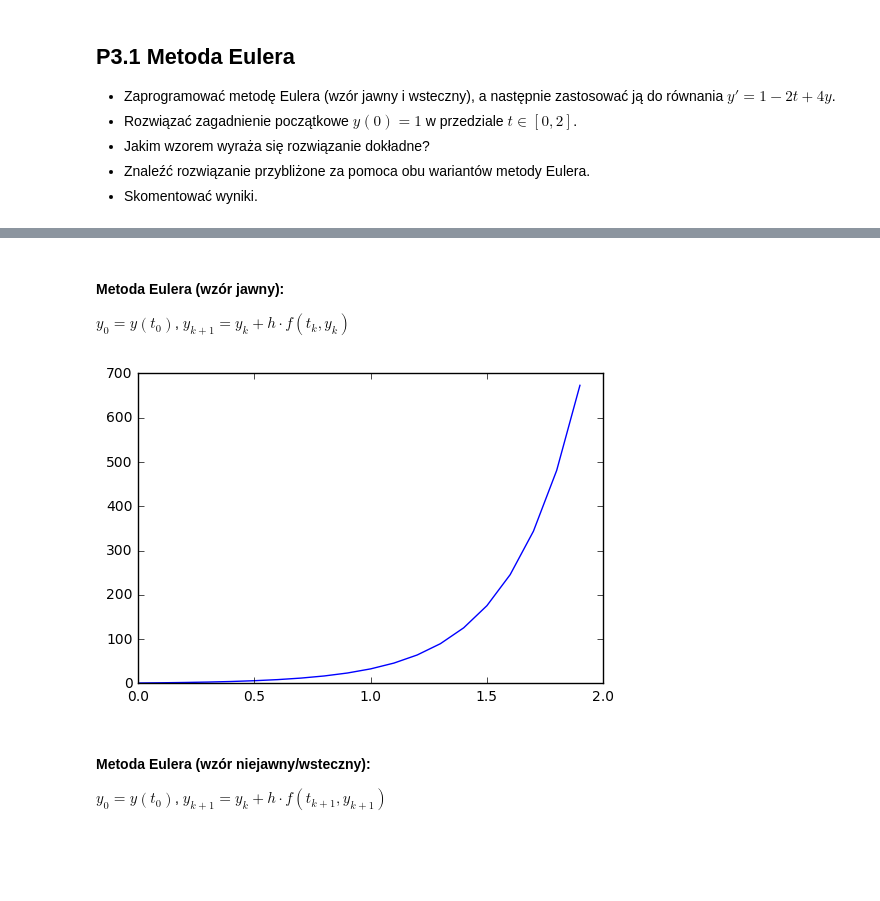
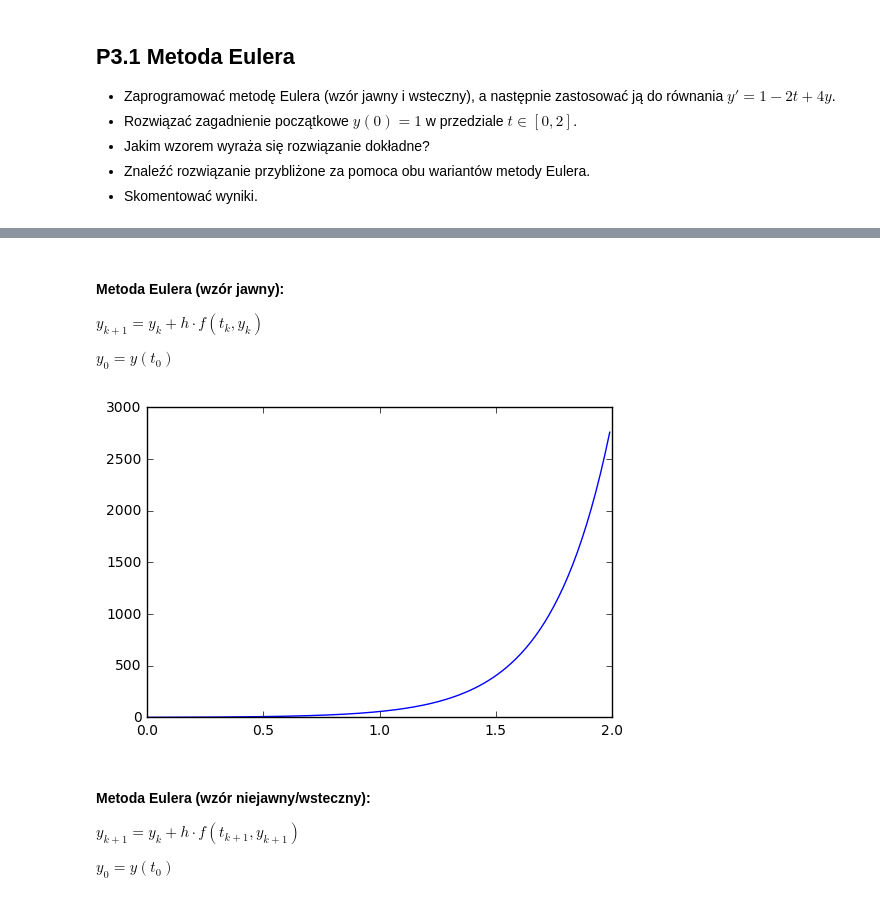
Before and after one commit to rossinek/MZP, a Jupyter notebook: lab1/P3_1 Euler.ipynb, the cells around one changed output, grey strips where cells are left out. Cells and saved outputs as stored; diff of their text form; code cells hidden in the pictures; blank space fills up the shorter version.

```diff
--- a/lab1/P3_1 Euler.ipynb
+++ b/lab1/P3_1 Euler.ipynb
@@ -6,3 +6,15 @@
 - Jakim wzorem wyraża się rozwiązanie dokładne?
 - Znaleźć rozwiązanie przybliżone za pomoca obu wariantów metody Eulera.
 - Skomentować wyniki.
+# %%
+%matplotlib inline
+import sympy as sp
+import numpy as np
+import matplotlib.pyplot as plt
+
+symbols = sp.symbols('yp y t')
+yp, y, t = symbols
+equation = sp.Eq(yp, 1 - 2*t + 4*y)
+rng = (0,2)
+y0 = 1
+h = 0.01
@@ -8,0 +29,7 @@
+# %%
+t0, tn = rng
+t_exact = np.arange(t0,tn,h)
+y_exact = (4*t_exact+9*np.e**(4*t_exact)-1)/8
+
+plt.plot(t_exact, y_exact)
+plt.show()
@@ -9,38 +38,33 @@
 # %% [markdown]
 #### Metoda Eulera (wzór jawny):
-$ y_0 = y(t_0) $, $ y_{k+1} = y_k + h\cdot f(t_k, y_k) $
+$ y_{k+1} = y_k + h\cdot f(t_k, y_k) $
+
+$ y_0 = y(t_0) $
 # %%
-%matplotlib inline
-import sympy as sp
-import numpy as np
-import matplotlib.pyplot as plt
-
 def euler_method(equation, symbols, y0, rng, h):
     yp_sym, y_sym, t_sym = symbols
     t0, tn = rng
 
     f = sp.solve(equation, yp_sym)[0]
 
     t = np.arange(t0,tn,h)
     y = np.zeros_like(t)
     y[0] = y0
     for k in range(1, len(t)):
         y[k] =  y[k-1] + h * f.subs([(t_sym, t[k-1]), (y_sym, y[k-1])])
 
     return t, y
 
-yp, y, t = sp.symbols('yp y t')
-equation = sp.Eq(yp, 1 - 2*t + 4*y)
-
-t,y = euler_method(equation, (yp, y, t), 1, (0, 2), 0.1)
-
-plt.plot(t, y)
+t_euler,y_euler = euler_method(equation, symbols, y0, rng, h)
+plt.plot(t_euler, y_euler)
 plt.show()
 # %% [output]
-[figure, old version]
+[figure, new version]
 # %% [markdown]
 #### Metoda Eulera (wzór niejawny/wsteczny):
-$ y_0 = y(t_0) $, $ y_{k+1} = y_k + h\cdot f(t_{k+1}, y_{k+1}) $
+$ y_{k+1} = y_k + h\cdot f(t_{k+1}, y_{k+1}) $
+
+$ y_0 = y(t_0) $
 # %%
 def backward_euler_method(equation, symbols, y0, rng, h):
     yp_sym, y_sym, t_sym = symbols
```
Also changed, not shown: parts of 5 cells of this notebook.
